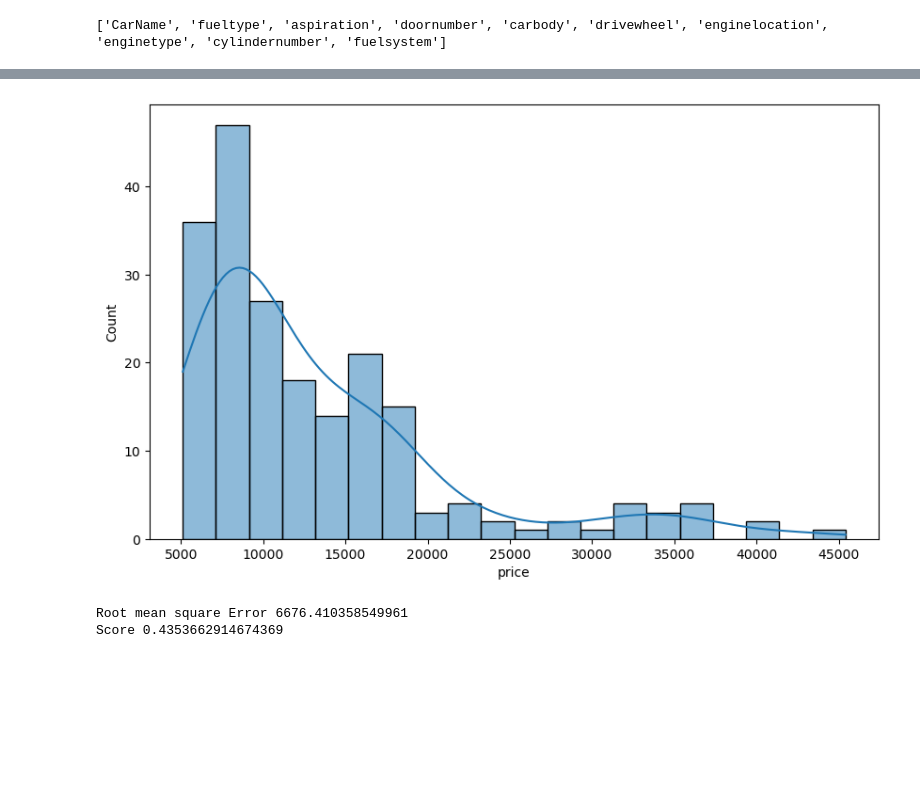
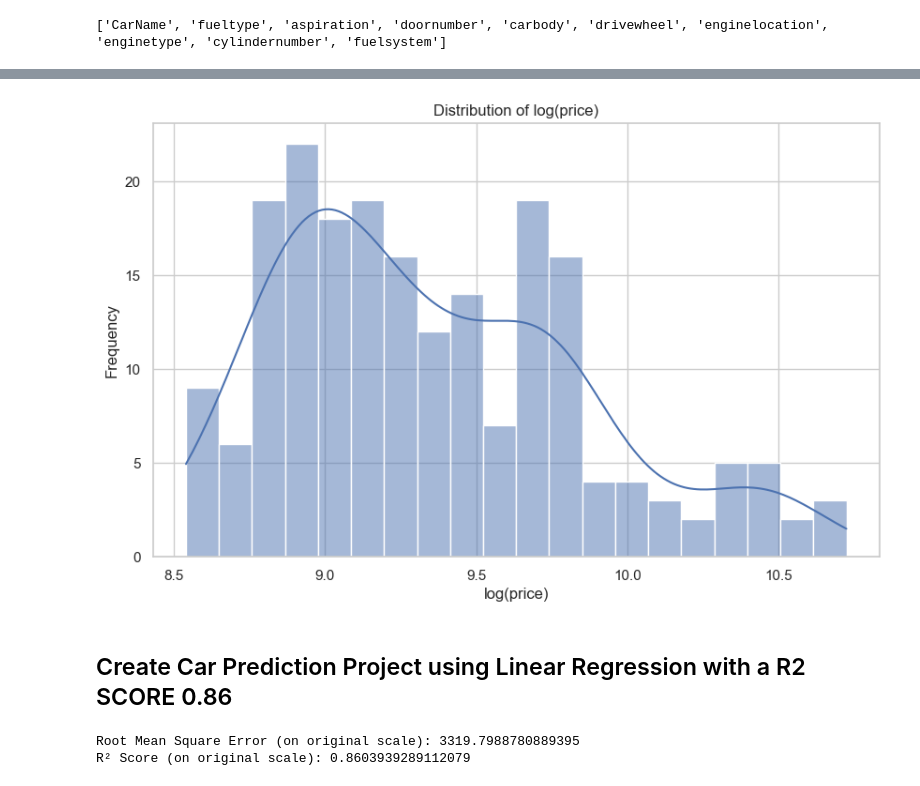
Before and after one commit to Abhineetsahay/LinearRegression, a Jupyter notebook: CarPredict.ipynb, the cells around one changed output, grey strips where cells are left out. Drawn from its saved outputs; the diff is of its cells as text; code cells hidden in the pictures; blank space fills up the shorter version.

```diff
--- a/CarPredict.ipynb
+++ b/CarPredict.ipynb
@@ -56,0 +77,9 @@ X_transformed = column_transformer.fit_transform(X)
+# %%
+plt.figure(figsize=(20, 12))
+for i, col in enumerate(numerical_cols, 1):
+    plt.subplot(4, 4, i)
+    sn.histplot(df[col], kde=True, bins=30, color='steelblue')
+    plt.title(col)
+    plt.tight_layout()
+
+plt.show()
@@ -56,0 +88,7 @@ X_transformed = column_transformer.fit_transform(X)
+# %%
+df['Car_Area']=df['carheight']*df['carwidth']
+
+df['Car_Volume']=df['carheight']*df['carwidth']*df['carlength']
+
+
+print(df[['Car_Area','Car_Volume']].head())
@@ -57,9 +138,22 @@ X_transformed = column_transformer.fit_transform(X)
+# %%
+encoder=LabelEncoder()
+categorical_cols=list(get_categorical_columns(df))
+for col in categorical_cols:
+    df[col]=encoder.fit_transform(df[col])
+
+X_cat=df[categorical_cols].values
+X_transformed=np.hstack((X_num_scaled,X_cat))
+# %%
+y = np.log1p(df['price'])
 # %%
 plt.figure(figsize=(10,6))
-sn.histplot(df,x='price',bins=20,kde=True)
+sn.histplot(y, bins=20, kde=True)
+plt.title('Distribution of log(price)')
+plt.xlabel('log(price)')
+plt.ylabel('Frequency')
 plt.show()
 # %% [output]
-[figure, old version]
+[figure, new version]
 # %%
 from sklearn.linear_model import LinearRegression
 from sklearn.model_selection import train_test_split
@@ -68,17 +161,30 @@ from sklearn.preprocessing import LabelEncoder
+# %% [markdown]
+## Create Car Prediction Project using Linear Regression with a R2 SCORE 0.86
 # %%
-def makeLinearRegression(X, y):
+def makeLinearRegression(X_transformed, y, log_transformed=False):
     lr = LinearRegression()
     X_train, X_test, y_train, y_test = train_test_split(X_transformed, y, test_size=0.2, random_state=42)
     lr.fit(X_train, y_train)
 
     y_pred = lr.predict(X_test)
 
-    rmse = root_mean_squared_error(y_test, y_pred)
-    print("Root mean square Error", rmse)
-    print('Score', lr.score(X_test, y_test))
+    if log_transformed:
+        y_test_actual = np.expm1(y_test)
+        y_pred_actual = np.expm1(y_pred)
 
+        rmse = root_mean_squared_error(y_test_actual, y_pred_actual)
+        r2 = r2_score(y_test_actual, y_pred_actual)
 
-makeLinearRegression(X, y)
+        print("Root Mean Square Error (on original scale):", rmse)
+        print("R² Score (on original scale):", r2)
+    else:
+        rmse = root_mean_squared_error(y_test, y_pred)
+        r2 = r2_score(y_test, y_pred)
+
+        print("Root Mean Square Error:", rmse)
+        print("R² Score:", r2)
+
+makeLinearRegression(X_transformed,y,log_transformed=True)
 # %% [output]
-Root mean square Error 6676.410358549961
-Score 0.4353662914674369
+Root Mean Square Error (on original scale): 3319.7988780889395
+R² Score (on original scale): 0.8603939289112079
```
Also changed, not shown: parts of 12 cells of this notebook.
